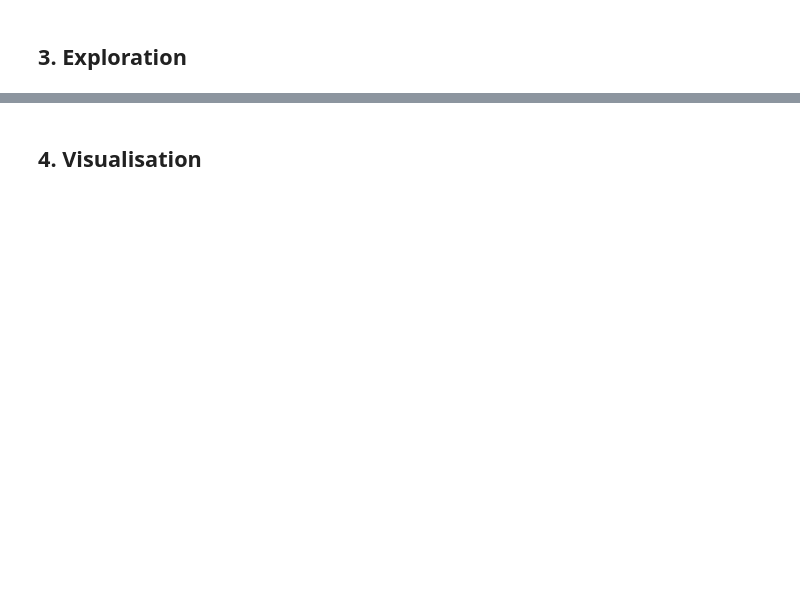
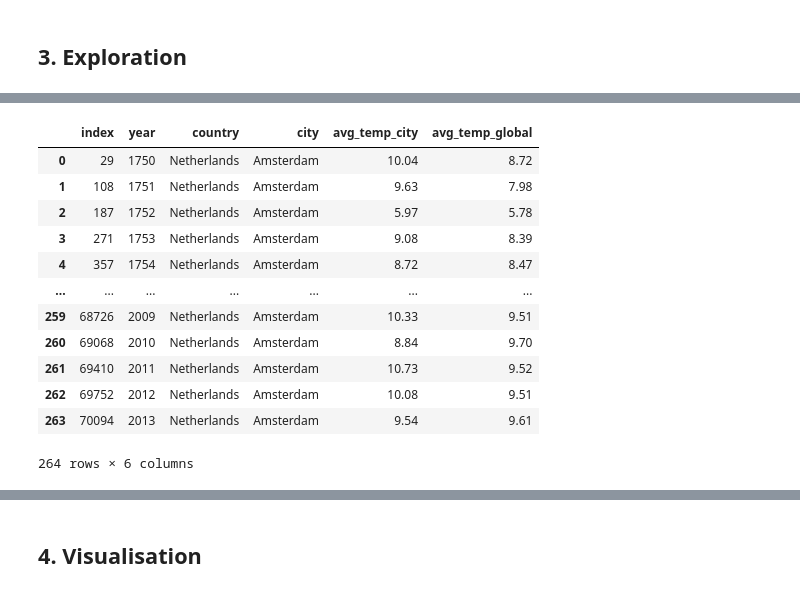
Before and after one commit to merveykaya/weather_trend_analysis, a Jupyter notebook: weather_trends.ipynb, the cells around one changed output, grey strips where cells are left out. Cells and saved outputs as stored; diff of their text form; code cells hidden in the pictures; blank space fills up the shorter version.

```diff
--- a/weather_trends.ipynb
+++ b/weather_trends.ipynb
@@ -54,0 +101,16 @@ df_global
+# %%
+df.reset_index()
+# %% [output]
+|  | index | year | country | city | avg_temp_city | avg_temp_global |
+| 0 | 29 | 1750 | Netherlands | Amsterdam | 10.04 | 8.72 |
+| 1 | 108 | 1751 | Netherlands | Amsterdam | 9.63 | 7.98 |
+| 2 | 187 | 1752 | Netherlands | Amsterdam | 5.97 | 5.78 |
+| 3 | 271 | 1753 | Netherlands | Amsterdam | 9.08 | 8.39 |
+| 4 | 357 | 1754 | Netherlands | Amsterdam | 8.72 | 8.47 |
+| ... | ... | ... | ... | ... | ... | ... |
+| 259 | 68726 | 2009 | Netherlands | Amsterdam | 10.33 | 9.51 |
+| 260 | 69068 | 2010 | Netherlands | Amsterdam | 8.84 | 9.70 |
+| 261 | 69410 | 2011 | Netherlands | Amsterdam | 10.73 | 9.52 |
+| 262 | 69752 | 2012 | Netherlands | Amsterdam | 10.08 | 9.51 |
+| 263 | 70094 | 2013 | Netherlands | Amsterdam | 9.54 | 9.61 |
+264 rows × 6 columns
```
Also changed, not shown: parts of 21 cells of this notebook, 5 other files.
